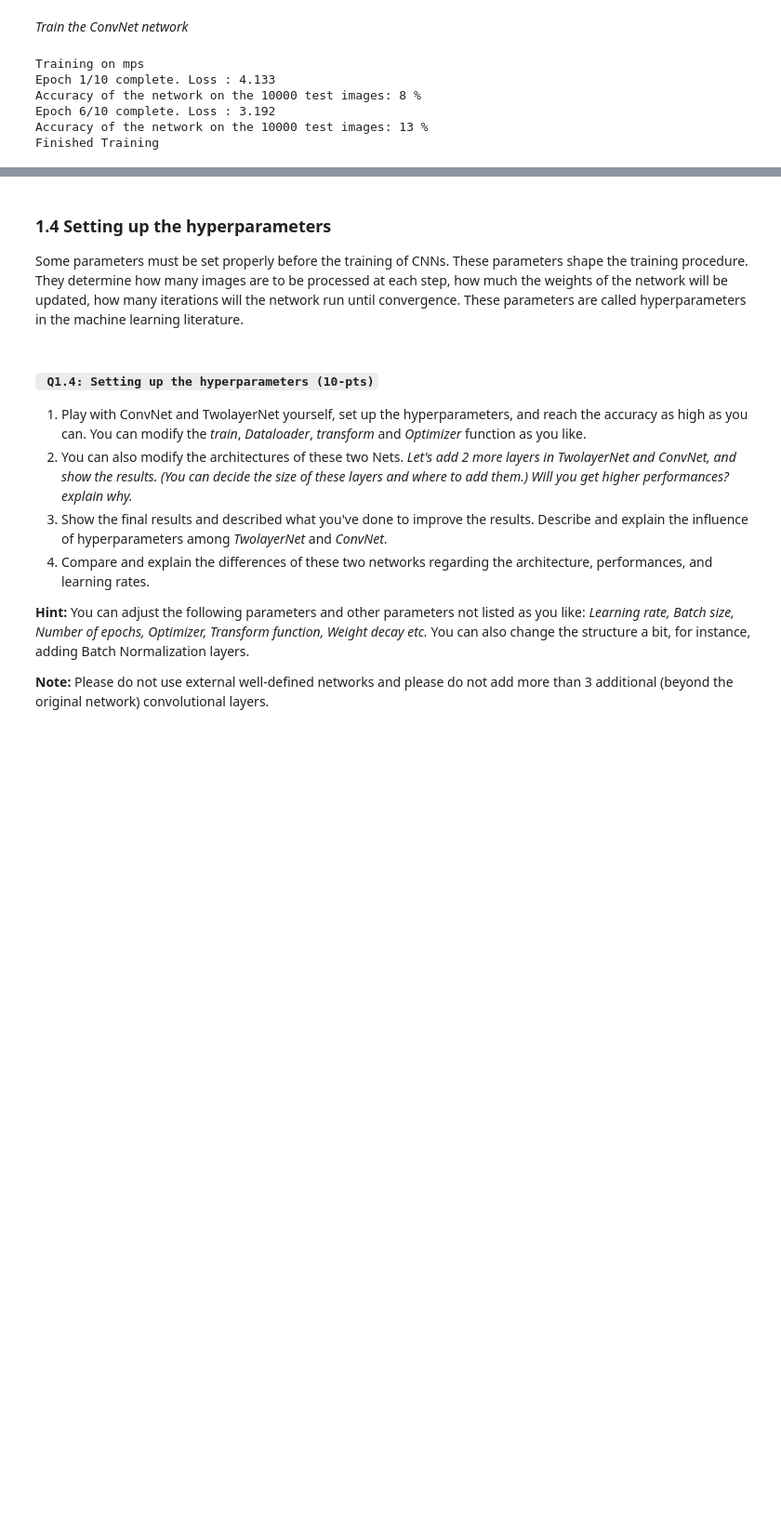
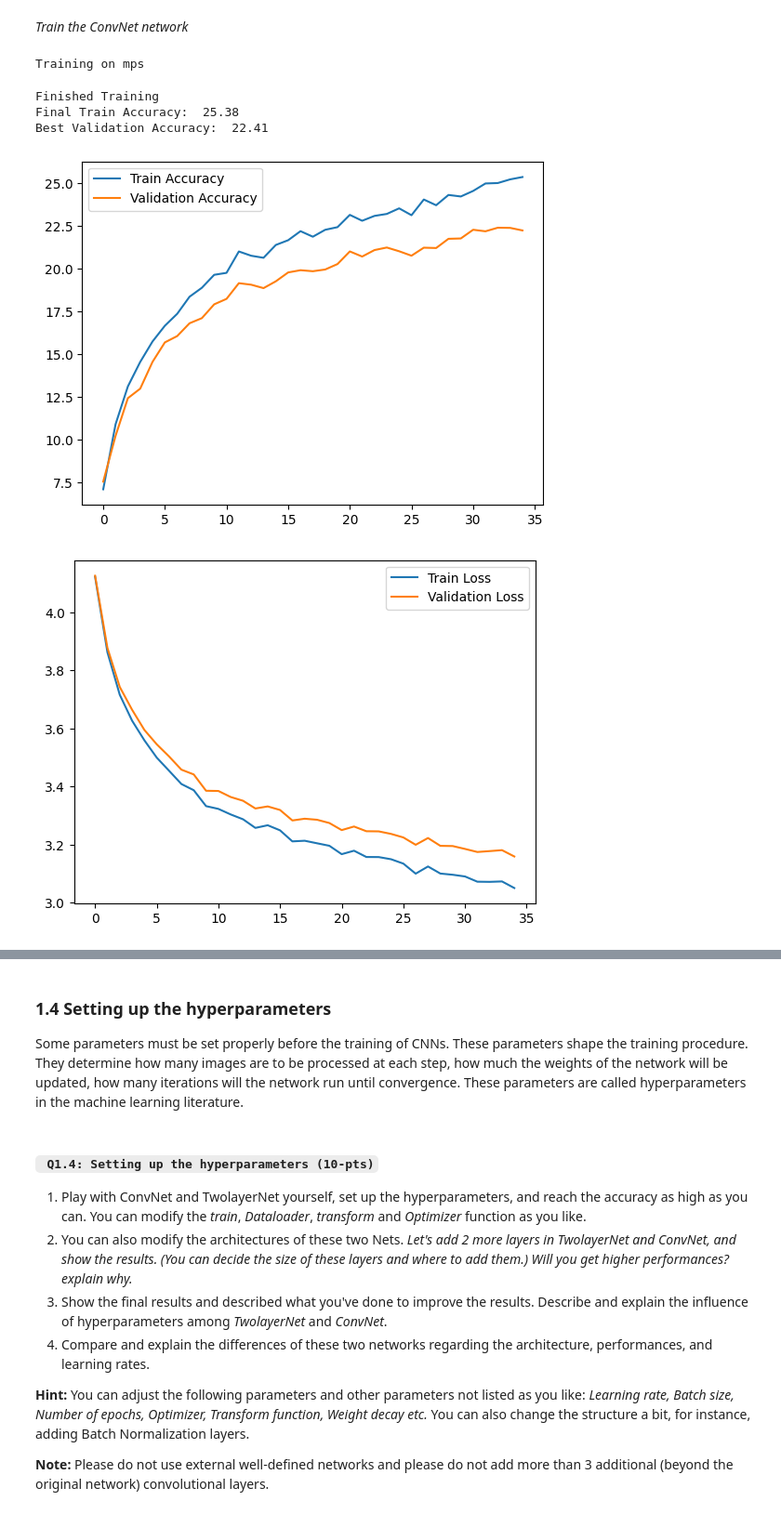
Before and after one commit to dgcnz/uva-cv1-lab5, a Jupyter notebook: notebooks/CV1 Final Lab Pt2.ipynb, the cells around one changed output, grey strips where cells are left out. Shown at 93% size. Cells and saved outputs as stored; diff of their text form; code cells hidden in the pictures; blank space fills up the shorter version.

```diff
--- a/notebooks/CV1 Final Lab Pt2.ipynb
+++ b/notebooks/CV1 Final Lab Pt2.ipynb
@@ -474,12 +517,13 @@ Finished Training
 # %%
 net = LeNet5(100)
 
 optimizer = optim.Adam(params=net.parameters(), lr=0.001)
-train(net, optimizer, train_data_loader, 10)
+val_losses_lenet_basic = train(net, optimizer, train_data_loader, val_data_loader, epochs=35)
+evaluations_lenet_basic = evaluate(net, test_data_loader, classes)
 # %% [output]
 Training on mps
-Epoch 1/10 complete. Loss : 4.133
-Accuracy of the network on the 10000 test images: 8 %
-Epoch 6/10 complete. Loss : 3.192
-Accuracy of the network on the 10000 test images: 13 %
-Finished Training
+Finished Training
+Final Train Accuracy:  25.38
+Best Validation Accuracy:  22.41
+[figure, added]
+[figure, added]
```
Also changed, not shown: parts of 29 cells of this notebook, 4 other files.
